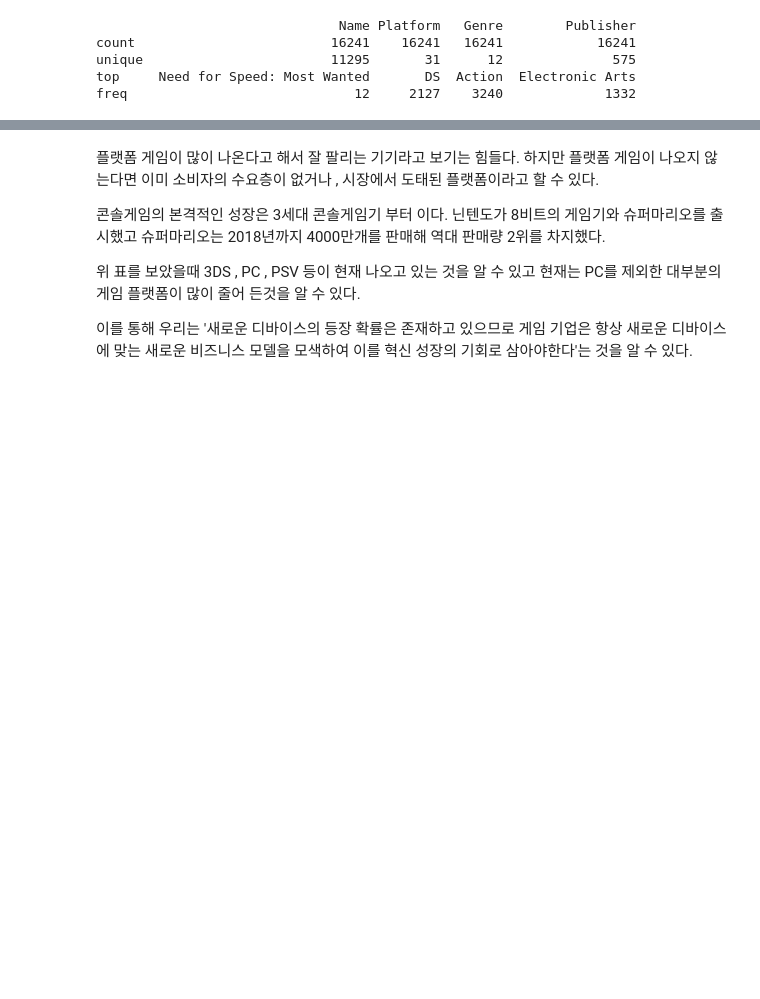
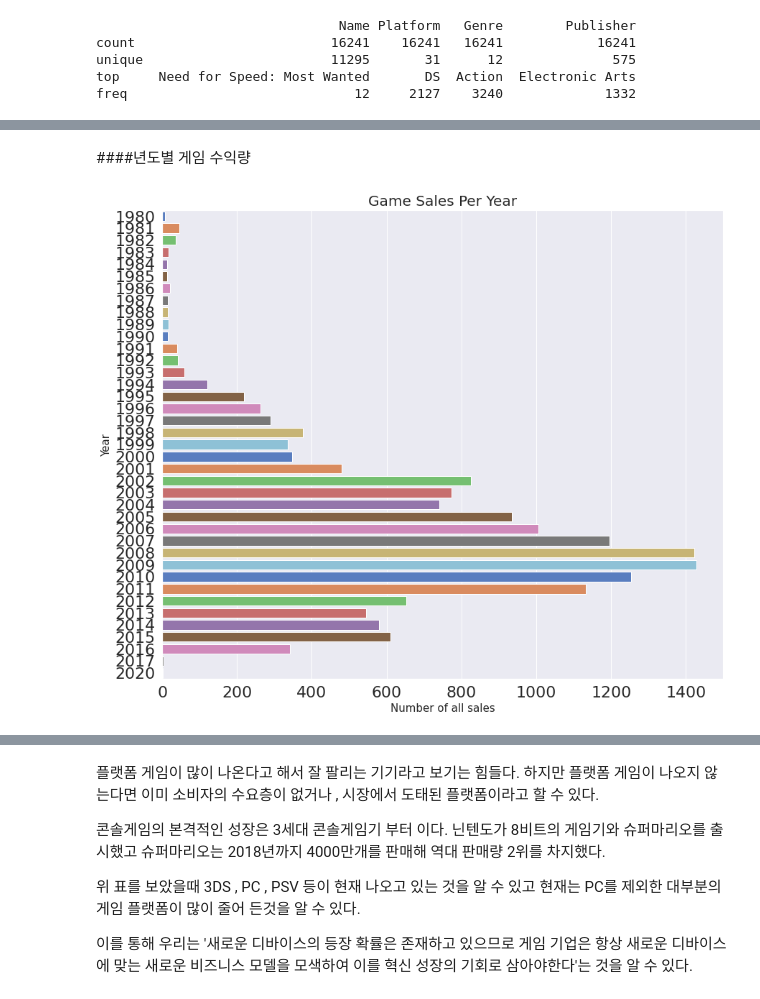
Before and after one commit to syh0397/codestates-AI-bootcamp-1, a Jupyter notebook: Untitled0.ipynb, the cells around one changed output, grey strips where cells are left out. Cells and saved outputs as stored; diff of their text form; code cells hidden in the pictures; blank space fills up the shorter version.

```diff
--- a/Untitled0.ipynb
+++ b/Untitled0.ipynb
@@ -395,0 +441,16 @@ freq                             12     2127    3240             1332
+# %% [markdown]
+####년도별 게임 수익량
+# %%
+x = data.groupby(['Year']).count()
+x = x['overall_sales']
+y = x.index.astype(int)
+
+plt.figure(figsize=(14,12))
+colors = sns.color_palette("muted")
+ax = sns.barplot(y = y, x = x, orient='h', palette=colors)
+ax.set_xlabel(xlabel='Number of all sales', fontsize=15)
+ax.set_ylabel(ylabel='Year', fontsize=15)
+ax.set_title(label='Game Sales Per Year', fontsize=20)
+plt.show();
+# %% [output]
+[figure, added]
```
Also changed, not shown: parts of 21 cells of this notebook.
